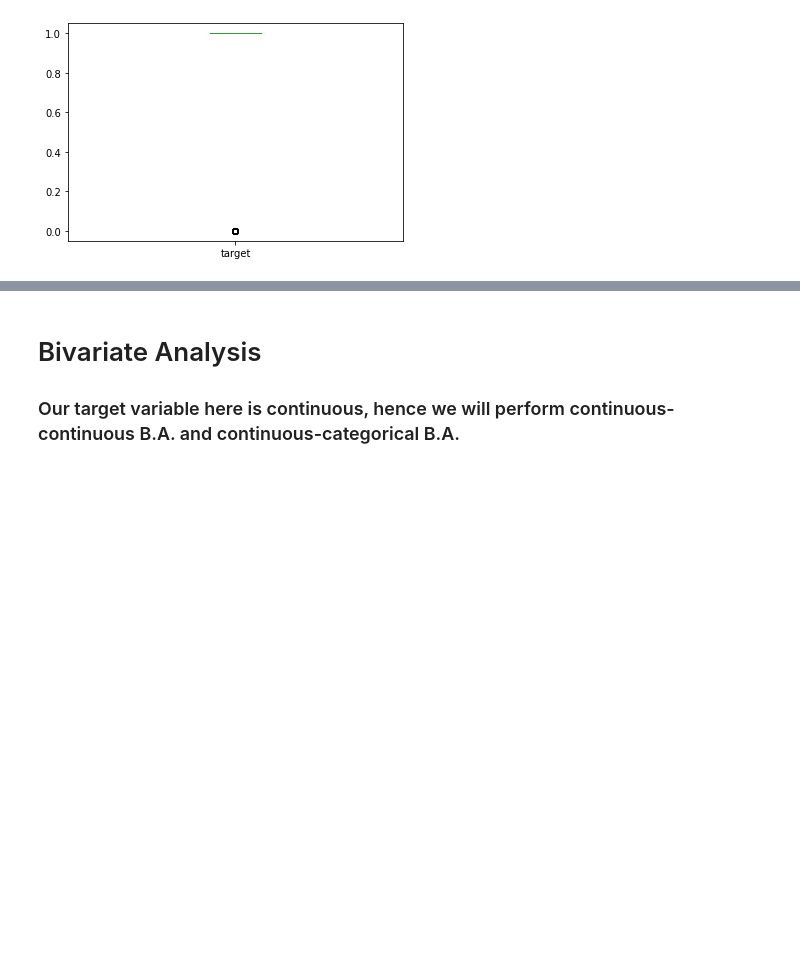
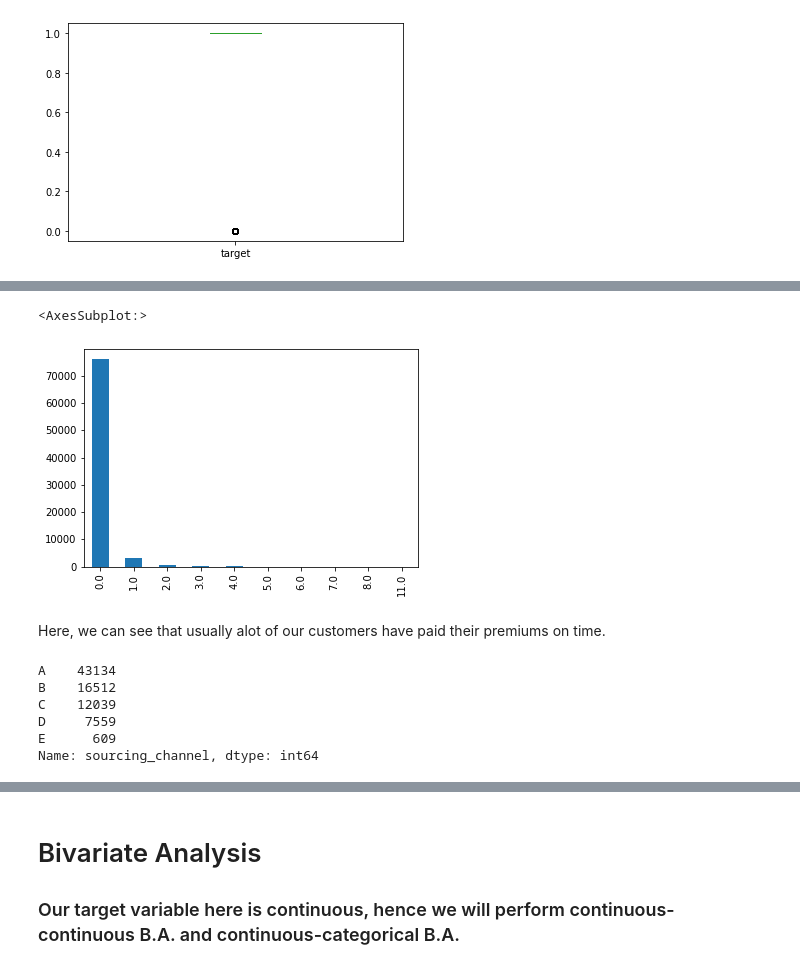
Before and after one commit to tanzeyl/Predicting-if-a-customer-will-default-for-their-next-premium, a Jupyter notebook: Main File.ipynb, the cells around one changed output, grey strips where cells are left out. Saved outputs shown, nothing was run; the diff lists cells and outputs as text; code cells hidden in the pictures; blank space fills up the shorter version.

```diff
--- a/Main File.ipynb
+++ b/Main File.ipynb
@@ -214,0 +308,16 @@ data["target"].plot.box()
+# %%
+data["Count_more_than_12_months_late"].value_counts().plot.bar()
+# %% [output]
+<AxesSubplot:>
+[figure, added]
+# %% [markdown]
+Here, we can see that usually alot of our customers have paid their premiums on time.
+# %%
+data["sourcing_channel"].value_counts()
+# %% [output]
+A    43134
+B    16512
+C    12039
+D     7559
+E      609
+Name: sourcing_channel, dtype: int64
```
Also changed, not shown: parts of 32 cells of this notebook.
